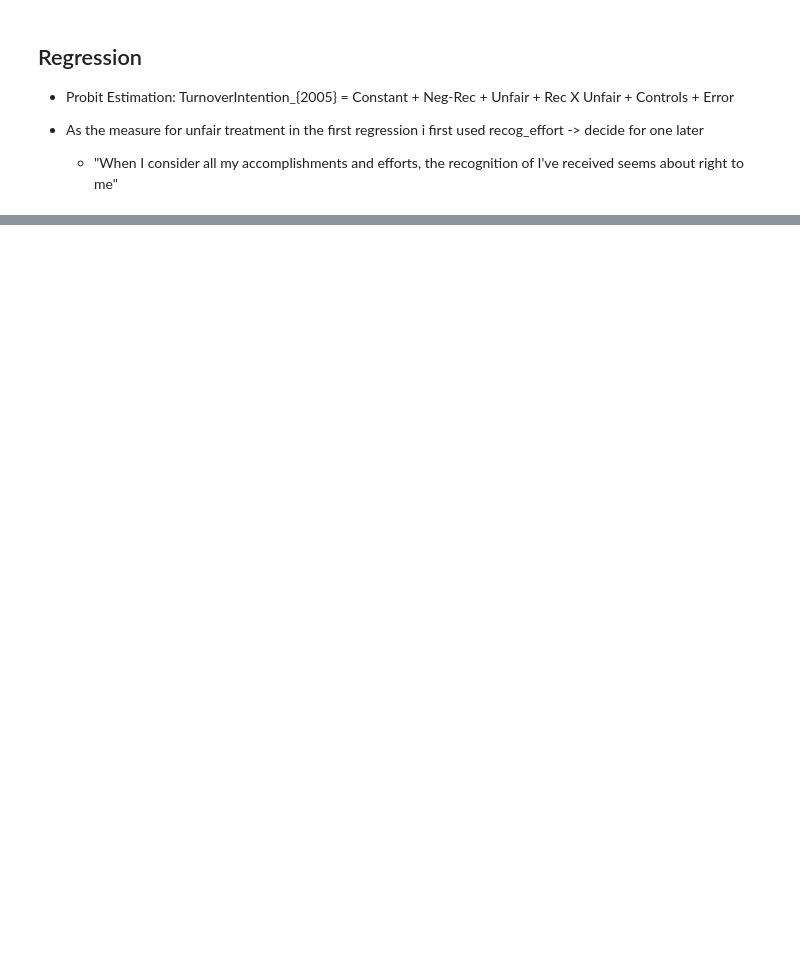
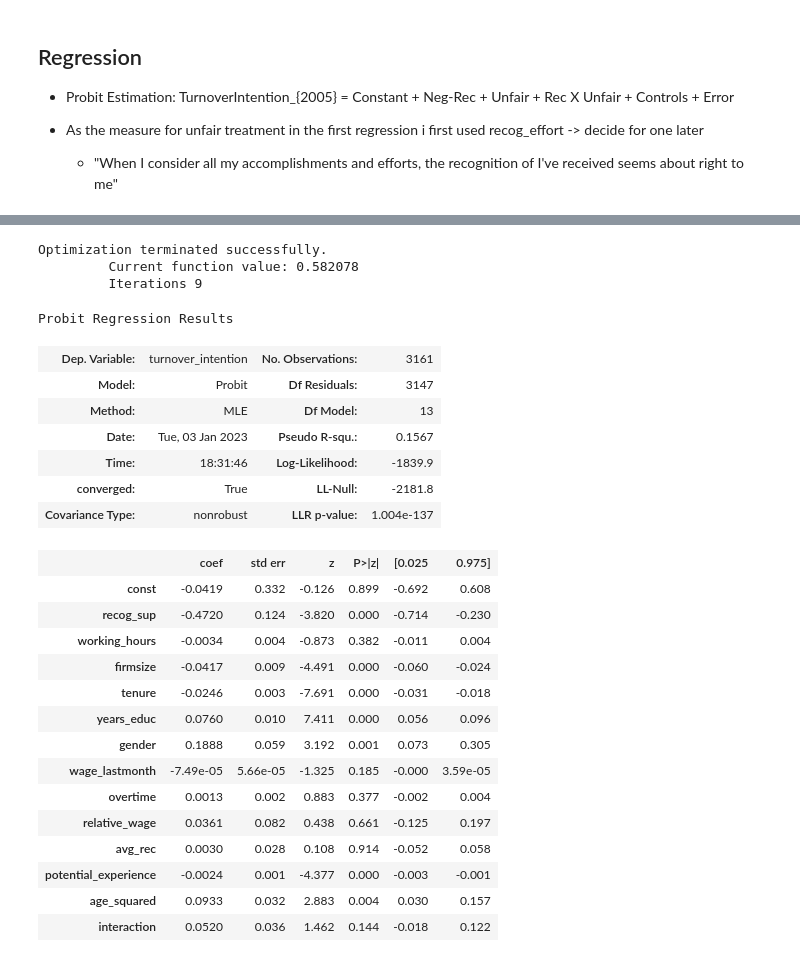
Before and after one commit to maxxxbb/ResearchModule, a Jupyter notebook: src/data_management/FirstRegression.ipynb, the cells around one changed output, grey strips where cells are left out. Cells and saved outputs as stored; diff of their text form; code cells hidden in the pictures; blank space fills up the shorter version.

```diff
--- a/src/data_management/FirstRegression.ipynb
+++ b/src/data_management/FirstRegression.ipynb
@@ -383,0 +421,39 @@ memory usage: 5.4+ MB
+# %%
+df_regression = df_regression.dropna()
+# %%
+from statsmodels.discrete.discrete_model import Probit
+
+Y = df_regression["turnover_intention"]
+X = df_regression.drop(columns=["turnover_intention"])
+X = sm.add_constant(X)
+model = Probit(Y, X.astype(float))
+probit_model = model.fit()
+
+probit_model.summary()
+# %% [output]
+Optimization terminated successfully.
+         Current function value: 0.582078
+         Iterations 9
+Probit Regression Results
+| Dep. Variable: | turnover_intention | No. Observations: | 3161 |
+| Model: | Probit | Df Residuals: | 3147 |
+| Method: | MLE | Df Model: | 13 |
+| Date: | Tue, 03 Jan 2023 | Pseudo R-squ.: | 0.1567 |
+| Time: | 18:31:46 | Log-Likelihood: | -1839.9 |
+| converged: | True | LL-Null: | -2181.8 |
+| Covariance Type: | nonrobust | LLR p-value: | 1.004e-137 |
+|  | coef | std err | z | P>|z| | [0.025 | 0.975] |
+| const | -0.0419 | 0.332 | -0.126 | 0.899 | -0.692 | 0.608 |
+| recog_sup | -0.4720 | 0.124 | -3.820 | 0.000 | -0.714 | -0.230 |
+| working_hours | -0.0034 | 0.004 | -0.873 | 0.382 | -0.011 | 0.004 |
+| firmsize | -0.0417 | 0.009 | -4.491 | 0.000 | -0.060 | -0.024 |
+| tenure | -0.0246 | 0.003 | -7.691 | 0.000 | -0.031 | -0.018 |
+| years_educ | 0.0760 | 0.010 | 7.411 | 0.000 | 0.056 | 0.096 |
+| gender | 0.1888 | 0.059 | 3.192 | 0.001 | 0.073 | 0.305 |
+| wage_lastmonth | -7.49e-05 | 5.66e-05 | -1.325 | 0.185 | -0.000 | 3.59e-05 |
+| overtime | 0.0013 | 0.002 | 0.883 | 0.377 | -0.002 | 0.004 |
+| relative_wage | 0.0361 | 0.082 | 0.438 | 0.661 | -0.125 | 0.197 |
+| avg_rec | 0.0030 | 0.028 | 0.108 | 0.914 | -0.052 | 0.058 |
+| potential_experience | -0.0024 | 0.001 | -4.377 | 0.000 | -0.003 | -0.001 |
+| age_squared | 0.0933 | 0.032 | 2.883 | 0.004 | 0.030 | 0.157 |
+| interaction | 0.0520 | 0.036 | 1.462 | 0.144 | -0.018 | 0.122 |
```
Also changed, not shown: parts of 7 cells of this notebook.
